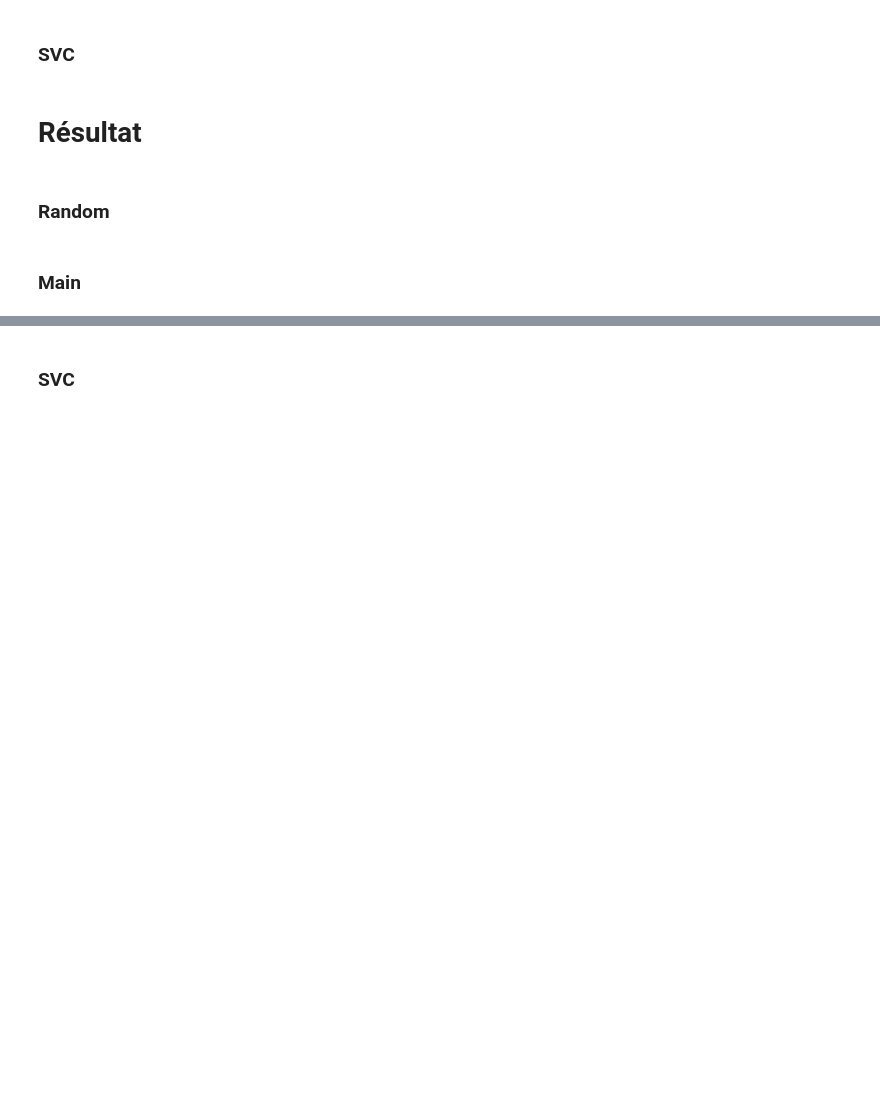
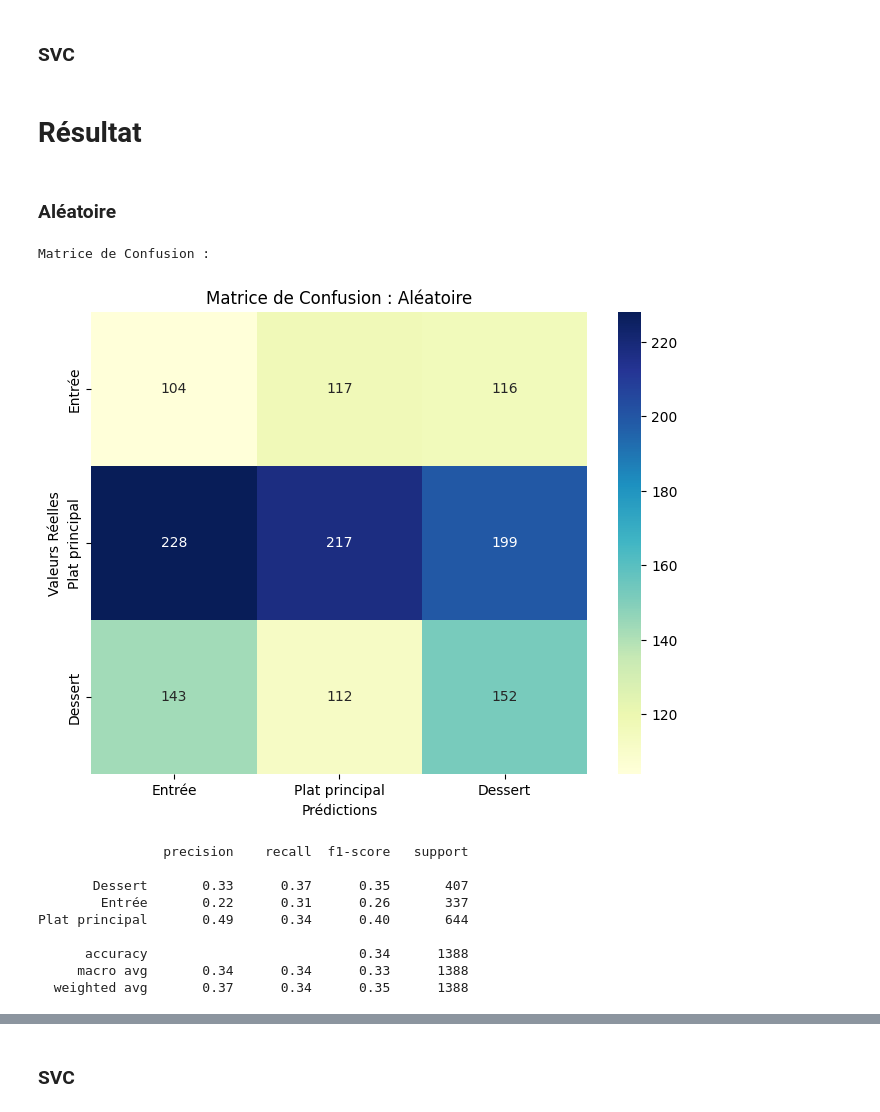
Before and after one commit to uvsq21805581/Projet-Intro-au-TALN-02-2024, a Jupyter notebook: src/main.ipynb, the cells around one changed output, grey strips where cells are left out. Cells and saved outputs as stored; diff of their text form; code cells hidden in the pictures; blank space fills up the shorter version.

```diff
--- a/src/main.ipynb
+++ b/src/main.ipynb
@@ -206,17 +192,18 @@ y_pred_SVC = SVC_classifier(x_train, y_train, test_df)
 # %% [markdown]
 # Résultat
 # %%
-def results(y_model, y_test):
+def results(y_model, y_test, title=''):
 
-    conf_matrix = confusion_matrix(y_test, y_model)
+    classes = ['Entrée', 'Plat principal', 'Dessert']
+    conf_matrix = confusion_matrix(y_test, y_model, labels=classes)
 
-    conf_df = pd.DataFrame(conf_matrix)
+    conf_df = pd.DataFrame(conf_matrix, columns=classes, index=classes)
 
     print("Matrice de Confusion : \n")
 
     plt.figure(figsize=(8,6))
     sns.heatmap(conf_df, annot=True, cmap="YlGnBu", fmt='g')
-    plt.title('Matrice de Confusion')
+    plt.title('Matrice de Confusion : ' + title)
     plt.xlabel('Prédictions')
     plt.ylabel('Valeurs Réelles')
     plt.show()
@@ -226,9 +213,19 @@ def results(y_model, y_test):
     report = classification_report(y_test, y_model)
     print(report)
 # %% [markdown]
-### Random
+### Aléatoire
 # %%
 y_rand = test_df['random prediction']
-results(y_rand, y_test)
+results(y_rand, y_test, 'Aléatoire')
+# %% [output]
+Matrice de Confusion :
+[figure, added]
+                precision    recall  f1-score   support
+
+       Dessert       0.33      0.37      0.35       407
+        Entrée       0.22      0.31      0.26       337
+Plat principal       0.49      0.34      0.40       644
+
+      accuracy                           0.34      1388
+     macro avg       0.34      0.34      0.33      1388
+  weighted avg       0.37      0.34      0.35      1388
-# %% [markdown]
-### Main
```
Also changed, not shown: parts of 55 cells of this notebook, 1 other file.
